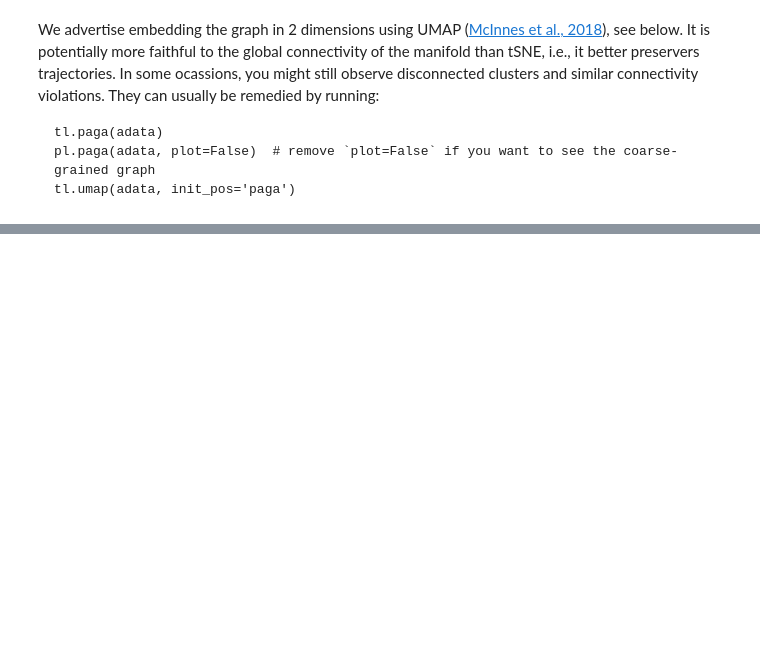
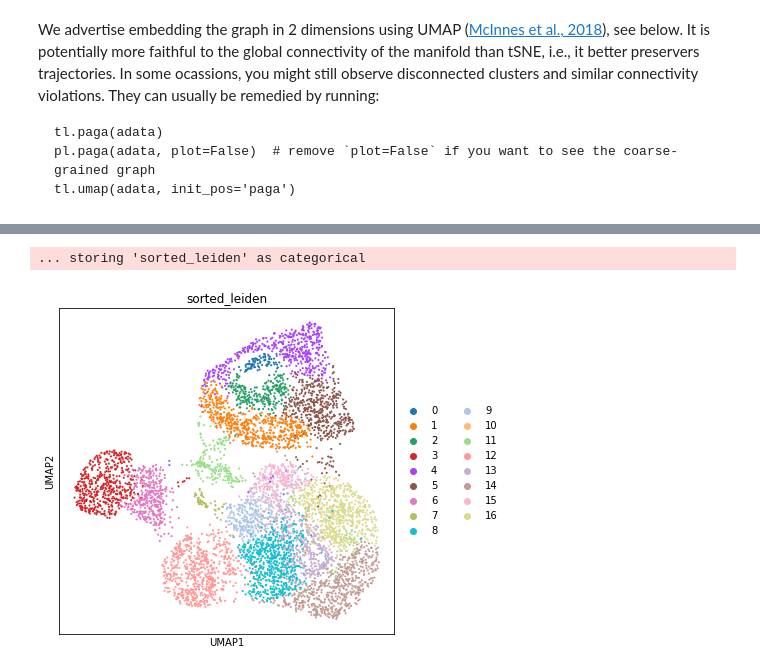
Before and after one commit to tiannagrant/BP205B_2020, a Jupyter notebook: DE_MDA.ipynb, the cells around one changed output, grey strips where cells are left out. Cells and saved outputs as stored; diff of their text form; code cells hidden in the pictures; blank space fills up the shorter version.

```diff
--- a/DE_MDA.ipynb
+++ b/DE_MDA.ipynb
@@ -304,0 +180,6 @@ posx and posy should be finite values
+# %%
+sc.pl.umap(adata, color=['sorted_leiden']) # , save = 'leiden-cluster.svg'
+#sc.pl.umap(adata, color=['SampleType','status'])
+# %% [output]
+... storing 'sorted_leiden' as categorical
+[figure, added]
```
Also changed, not shown: parts of 41 cells of this notebook, 16 other files.
